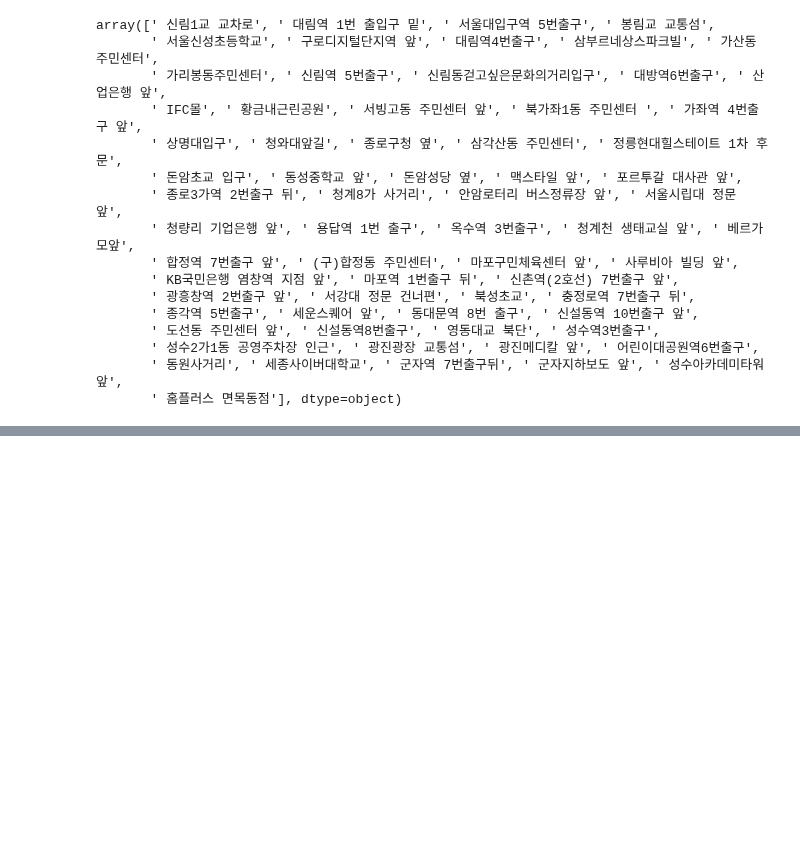
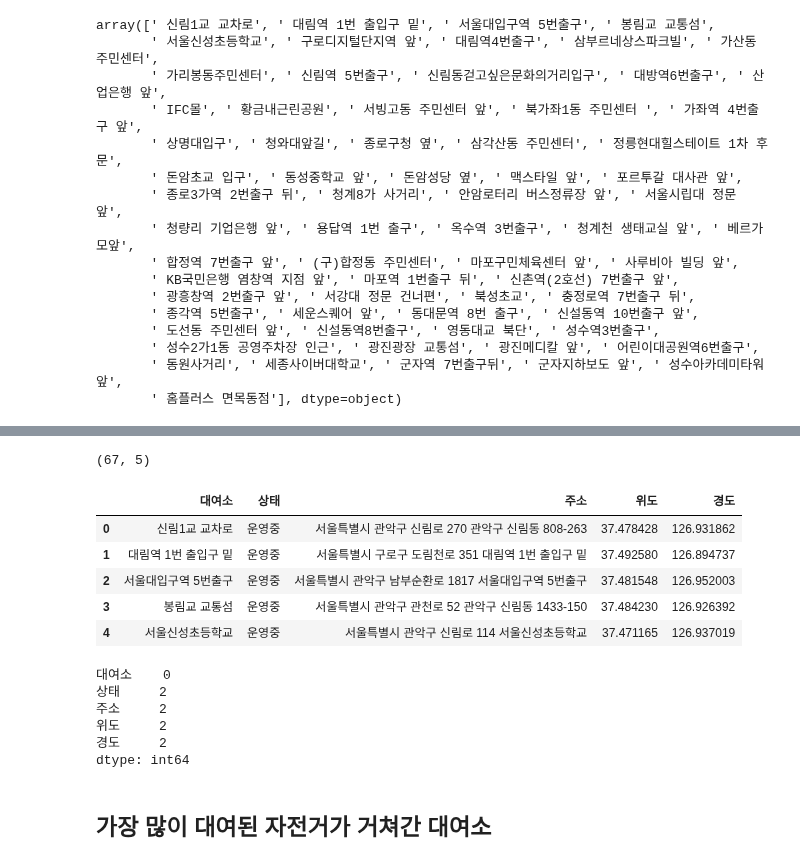
Before and after one commit to corazzon/OpenDataWrangling, a Jupyter notebook: seoul-bike-01.ipynb, the cells around one changed output, grey strips where cells are left out. Cells and saved outputs as stored; diff of their text form; code cells hidden in the pictures; blank space fills up the shorter version.

Commit message:
가장 많이 대여된 자전거가 거쳐간 대여소

```diff
--- a/seoul-bike-01.ipynb
+++ b/seoul-bike-01.ipynb
@@ -737,3 +760,9 @@ array([' 신림1교 교차로', ' 대림역 1번 출입구 밑', ' 서울대입
        ' 성수2가1동 공영주차장 인근', ' 광진광장 교통섬', ' 광진메디칼 앞', ' 어린이대공원역6번출구',
        ' 동원사거리', ' 세종사이버대학교', ' 군자역 7번출구뒤', ' 군자지하보도 앞', ' 성수아카데미타워 앞',
        ' 홈플러스 면목동점'], dtype=object)
+# %%
+bike_move = []
+for s in rent_station:
+    bike_move.append(s.strip())
+
+bike_move
@@ -739,0 +787,3 @@ array([' 신림1교 교차로', ' 대림역 1번 출입구 밑', ' 서울대입
+# %%
+stations = pd.read_csv('data/seoul_bike/bike_rent_station.csv')
+stations.shape
@@ -739,0 +792,5 @@ array([' 신림1교 교차로', ' 대림역 1번 출입구 밑', ' 서울대입
+# %%
+bike_move_df = pd.DataFrame(bike_move)
+bike_move_df.columns = ['대여소']
+print(bike_move_df.shape)
+bike_move_df.head()
@@ -739,0 +805,25 @@ array([' 신림1교 교차로', ' 대림역 1번 출입구 밑', ' 서울대입
+# %%
+bike_move_df = bike_move_df.merge(stations, left_on='대여소', right_on='대여소', how='left')
+bike_move_df.shape
+# %% [output]
+(67, 5)
+# %%
+bike_move_df.head()
+# %% [output]
+|  | 대여소 | 상태 | 주소 | 위도 | 경도 |
+| 0 | 신림1교 교차로 | 운영중 | 서울특별시 관악구 신림로 270 관악구 신림동 808-263 | 37.478428 | 126.931862 |
+| 1 | 대림역 1번 출입구 밑 | 운영중 | 서울특별시 구로구 도림천로 351 대림역 1번 출입구 밑 | 37.492580 | 126.894737 |
+| 2 | 서울대입구역 5번출구 | 운영중 | 서울특별시 관악구 남부순환로 1817 서울대입구역 5번출구 | 37.481548 | 126.952003 |
+| 3 | 봉림교 교통섬 | 운영중 | 서울특별시 관악구 관천로 52 관악구 신림동 1433-150 | 37.484230 | 126.926392 |
+| 4 | 서울신성초등학교 | 운영중 | 서울특별시 관악구 신림로 114 서울신성초등학교 | 37.471165 | 126.937019 |
+# %%
+bike_move_df.isnull().sum()
+# %% [output]
+대여소    0
+상태     2
+주소     2
+위도     2
+경도     2
+dtype: int64
+# %% [markdown]
+## 가장 많이 대여된 자전거가 거쳐간 대여소
```
Also changed, not shown: parts of 18 cells of this notebook.
